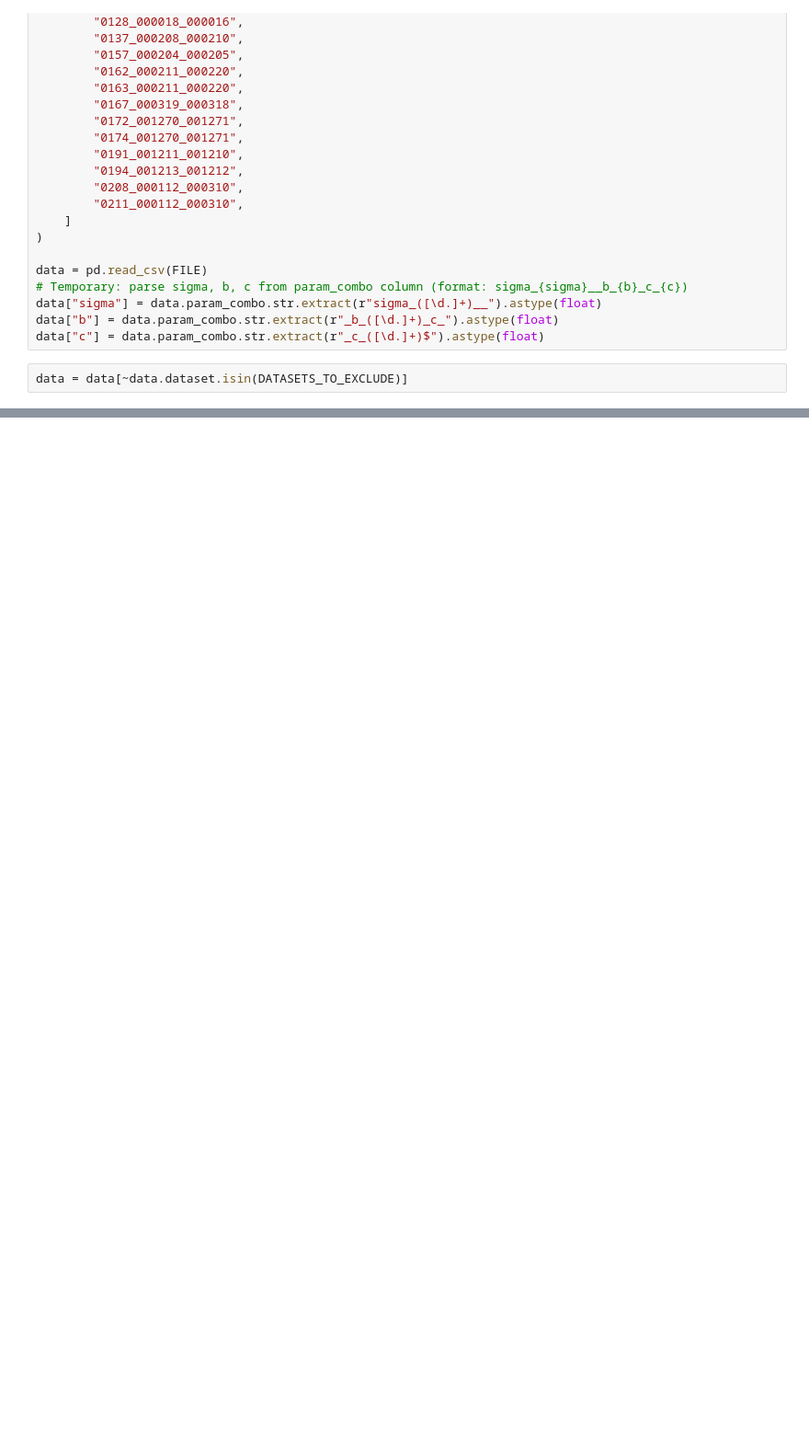
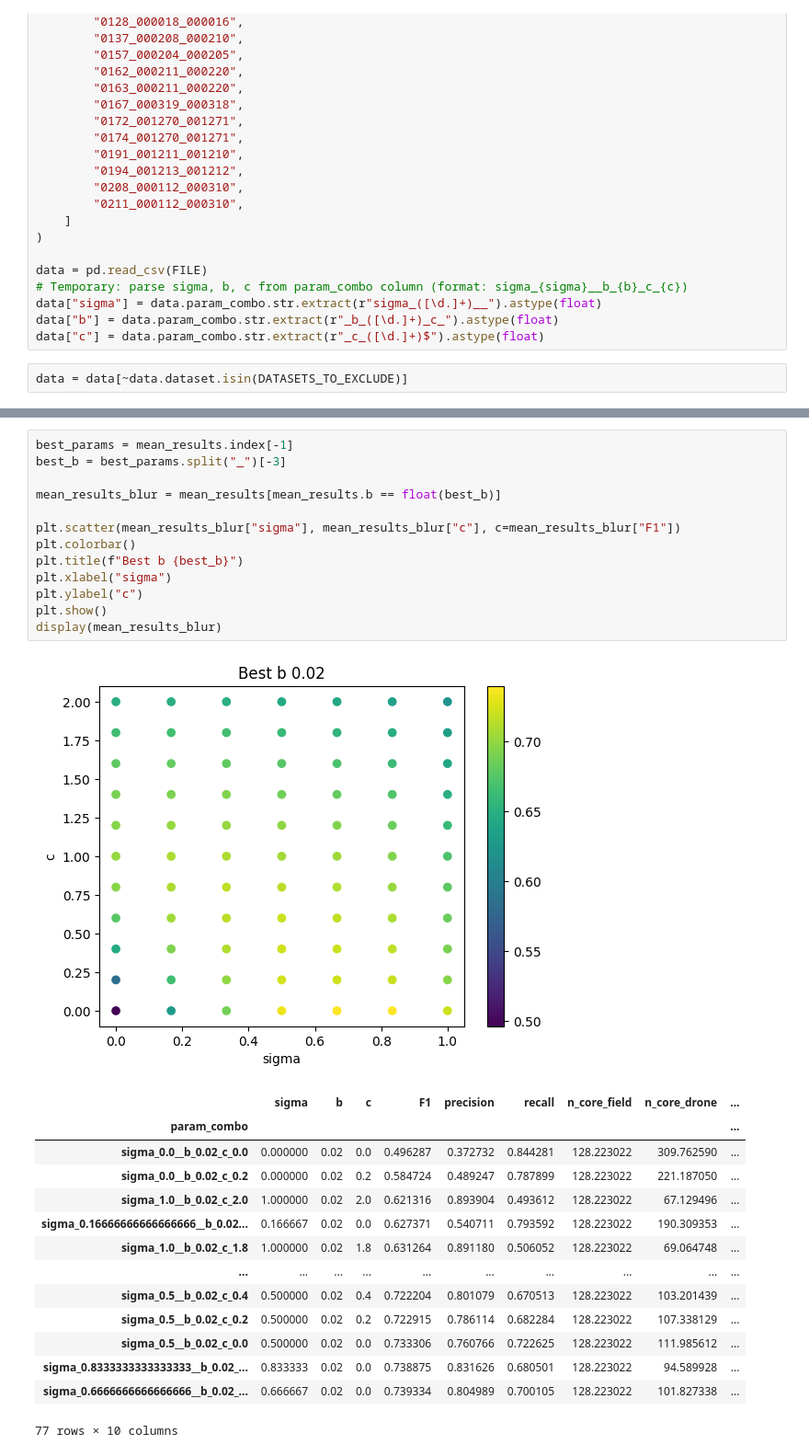
Before and after one commit to russelldj/tree-detection-parameterization, a Jupyter notebook: code/visualize_detection_performance.ipynb, the cells around one changed output, grey strips where cells are left out. Shown at 92% size. Cells and saved outputs as stored; diff of their text form; blank space fills up the shorter version.

```diff
--- a/code/visualize_detection_performance.ipynb
+++ b/code/visualize_detection_performance.ipynb
@@ -115,0 +80,29 @@ for sigma in RASTER_BLUR_SIGMAS:
+# %%
+best_params = mean_results.index[-1]
+best_b = best_params.split("_")[-3]
+
+mean_results_blur = mean_results[mean_results.b == float(best_b)]
+
+plt.scatter(mean_results_blur["sigma"], mean_results_blur["c"], c=mean_results_blur["F1"])
+plt.colorbar()
+plt.title(f"Best b {best_b}")
+plt.xlabel("sigma")
+plt.ylabel("c")
+plt.show()
+display(mean_results_blur)
+# %% [output]
+[figure, added]
+|  | sigma | b | c | F1 | precision | recall | n_core_field | n_core_drone | ... |
+| param_combo |  |  |  |  |  |  |  |  | ... |
+| sigma_0.0__b_0.02_c_0.0 | 0.000000 | 0.02 | 0.0 | 0.496287 | 0.372732 | 0.844281 | 128.223022 | 309.762590 | ... |
+| sigma_0.0__b_0.02_c_0.2 | 0.000000 | 0.02 | 0.2 | 0.584724 | 0.489247 | 0.787899 | 128.223022 | 221.187050 | ... |
+| sigma_1.0__b_0.02_c_2.0 | 1.000000 | 0.02 | 2.0 | 0.621316 | 0.893904 | 0.493612 | 128.223022 | 67.129496 | ... |
+| sigma_0.16666666666666666__b_0.02... | 0.166667 | 0.02 | 0.0 | 0.627371 | 0.540711 | 0.793592 | 128.223022 | 190.309353 | ... |
+| sigma_1.0__b_0.02_c_1.8 | 1.000000 | 0.02 | 1.8 | 0.631264 | 0.891180 | 0.506052 | 128.223022 | 69.064748 | ... |
+| ... | ... | ... | ... | ... | ... | ... | ... | ... | ... |
+| sigma_0.5__b_0.02_c_0.4 | 0.500000 | 0.02 | 0.4 | 0.722204 | 0.801079 | 0.670513 | 128.223022 | 103.201439 | ... |
+| sigma_0.5__b_0.02_c_0.2 | 0.500000 | 0.02 | 0.2 | 0.722915 | 0.786114 | 0.682284 | 128.223022 | 107.338129 | ... |
+| sigma_0.5__b_0.02_c_0.0 | 0.500000 | 0.02 | 0.0 | 0.733306 | 0.760766 | 0.722625 | 128.223022 | 111.985612 | ... |
+| sigma_0.8333333333333333__b_0.02_... | 0.833333 | 0.02 | 0.0 | 0.738875 | 0.831626 | 0.680501 | 128.223022 | 94.589928 | ... |
+| sigma_0.6666666666666666__b_0.02_... | 0.666667 | 0.02 | 0.0 | 0.739334 | 0.804989 | 0.700105 | 128.223022 | 101.827338 | ... |
+77 rows × 10 columns
```
Also changed, not shown: parts of 5 cells of this notebook.
